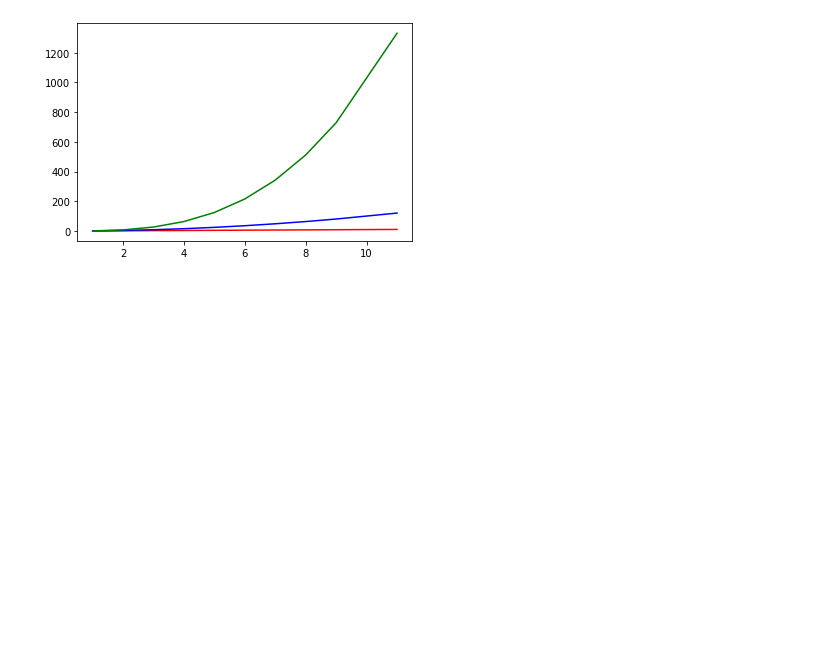
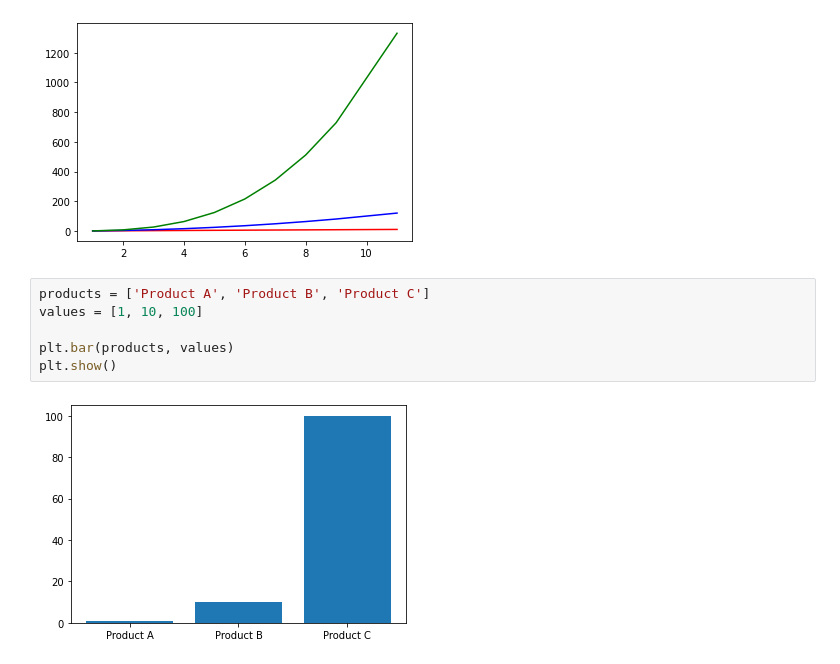
Before and after one commit to jpaulorc/DSZ, a Jupyter notebook: Data_Visualization.ipynb, the cells around one changed output. Drawn from its saved outputs; the diff is of its cells as text; blank space fills up the shorter version.

```diff
--- a/Data_Visualization.ipynb
+++ b/Data_Visualization.ipynb
@@ -51,3 +51,11 @@ plt.plot(x1, x1, 'r', x2, y2, 'b', x3, y3, 'g')
 plt.show()
 # %% [output]
 [figure]
+# %%
+products = ['Product A', 'Product B', 'Product C']
+values = [1, 10, 100]
+
+plt.bar(products, values)
+plt.show()
+# %% [output]
+[figure, added]
```
Also changed, not shown: parts of 1 cell of this notebook.
